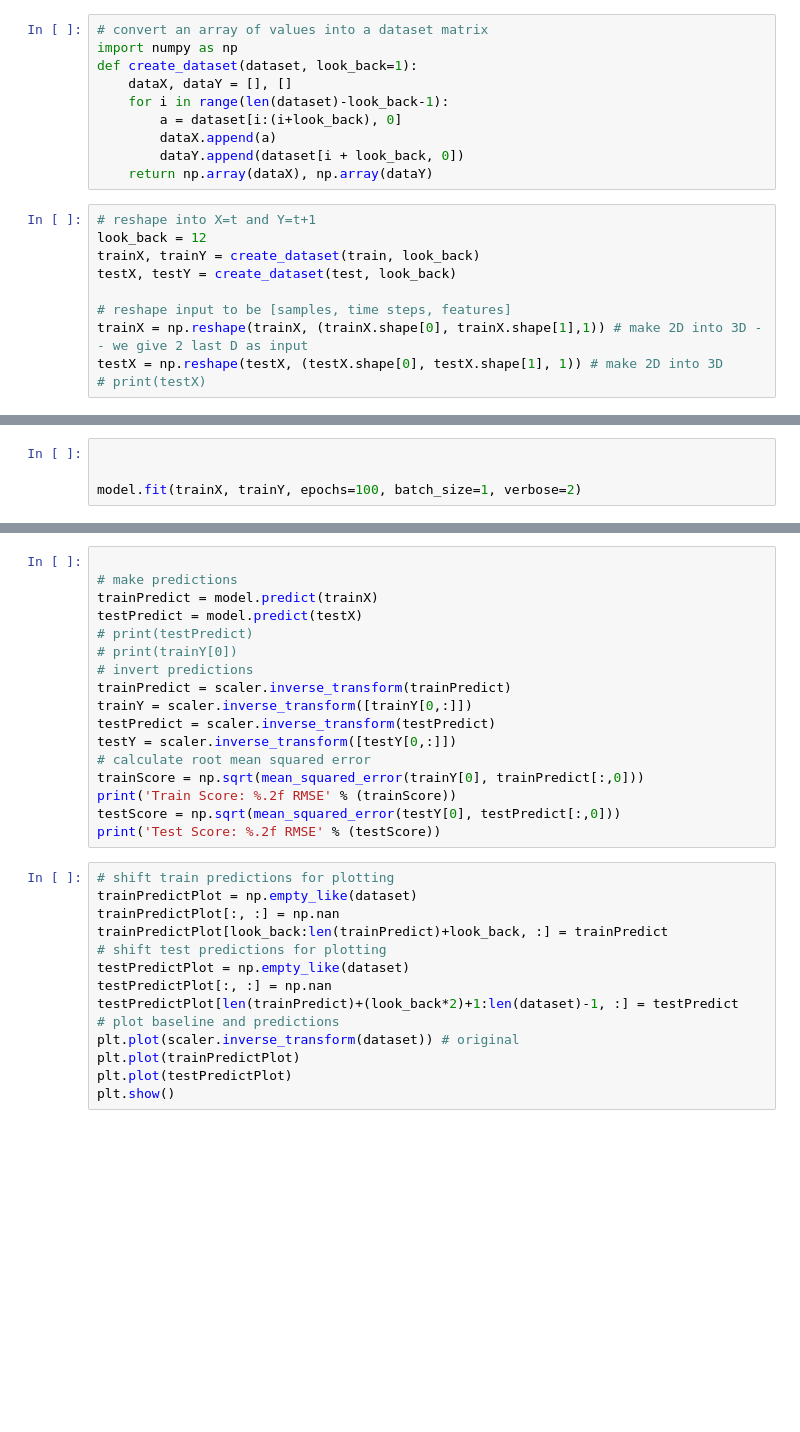
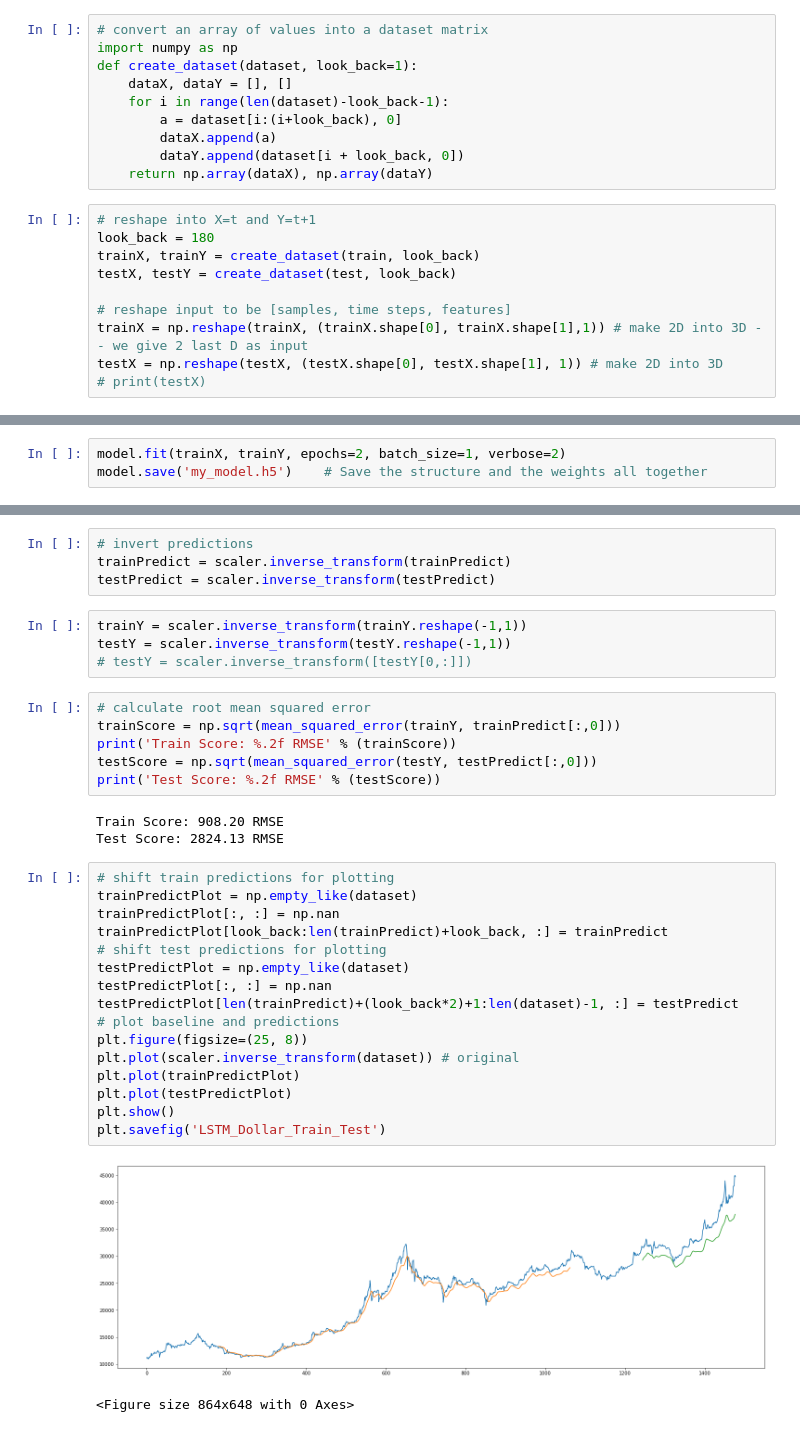
Before and after one commit to bahereh/Data_Science_Personal_Projects, a Jupyter notebook: LSTM.ipynb, the cells around one changed output, grey strips where cells are left out. Saved outputs shown, nothing was run; the diff lists cells and outputs as text; blank space fills up the shorter version.

```diff
--- a/LSTM.ipynb
+++ b/LSTM.ipynb
@@ -73,7 +127,7 @@ def create_dataset(dataset, look_back=1):
 	return np.array(dataX), np.array(dataY)
 # %%
 # reshape into X=t and Y=t+1
-look_back = 12
+look_back = 180
 trainX, trainY = create_dataset(train, look_back)
 testX, testY = create_dataset(test, look_back)
 
@@ -113,7 +167,6 @@ Trainable params: 73,021
 Non-trainable params: 0
 _________________________________________________________________
 # %%
-
-
-model.fit(trainX, trainY, epochs=100, batch_size=1, verbose=2)
+model.fit(trainX, trainY, epochs=2, batch_size=1, verbose=2)
+model.save('my_model.h5')    # Save the structure and the weights all together
 # %% [output]
@@ -139,31 +184,36 @@ trainY.shape
+# %%
+# invert predictions
+trainPredict = scaler.inverse_transform(trainPredict)
+testPredict = scaler.inverse_transform(testPredict)
+# %%
+trainY = scaler.inverse_transform(trainY.reshape(-1,1))
+testY = scaler.inverse_transform(testY.reshape(-1,1))
+# testY = scaler.inverse_transform([testY[0,:]])
 # %%
-
-# make predictions
-trainPredict = model.predict(trainX)
-testPredict = model.predict(testX)
-# print(testPredict)
-# print(trainY[0])
-# invert predictions
-trainPredict = scaler.inverse_transform(trainPredict)
-trainY = scaler.inverse_transform([trainY[0,:]])
-testPredict = scaler.inverse_transform(testPredict)
-testY = scaler.inverse_transform([testY[0,:]])
 # calculate root mean squared error
-trainScore = np.sqrt(mean_squared_error(trainY[0], trainPredict[:,0]))
+trainScore = np.sqrt(mean_squared_error(trainY, trainPredict[:,0]))
 print('Train Score: %.2f RMSE' % (trainScore))
-testScore = np.sqrt(mean_squared_error(testY[0], testPredict[:,0]))
+testScore = np.sqrt(mean_squared_error(testY, testPredict[:,0]))
 print('Test Score: %.2f RMSE' % (testScore))
+# %% [output]
+Train Score: 908.20 RMSE
+Test Score: 2824.13 RMSE
 # %%
 # shift train predictions for plotting
 trainPredictPlot = np.empty_like(dataset)
 trainPredictPlot[:, :] = np.nan
 trainPredictPlot[look_back:len(trainPredict)+look_back, :] = trainPredict
 # shift test predictions for plotting
 testPredictPlot = np.empty_like(dataset)
 testPredictPlot[:, :] = np.nan
 testPredictPlot[len(trainPredict)+(look_back*2)+1:len(dataset)-1, :] = testPredict
 # plot baseline and predictions
+plt.figure(figsize=(25, 8))
 plt.plot(scaler.inverse_transform(dataset)) # original
 plt.plot(trainPredictPlot)
 plt.plot(testPredictPlot)
 plt.show()
+plt.savefig('LSTM_Dollar_Train_Test')
+# %% [output]
+[figure, added]
+<Figure size 864x648 with 0 Axes>
```
Also changed, not shown: parts of 26 cells of this notebook.
